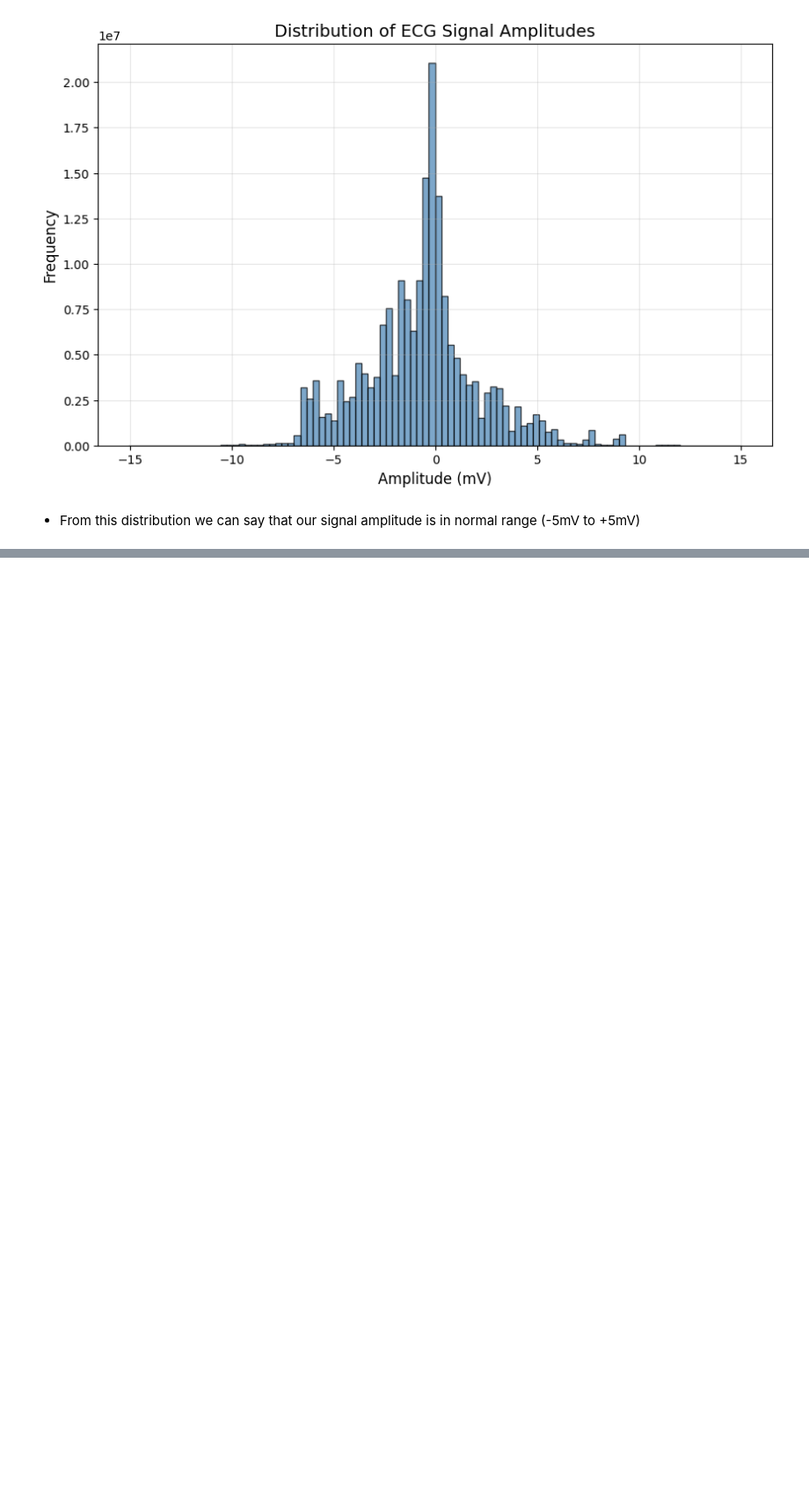
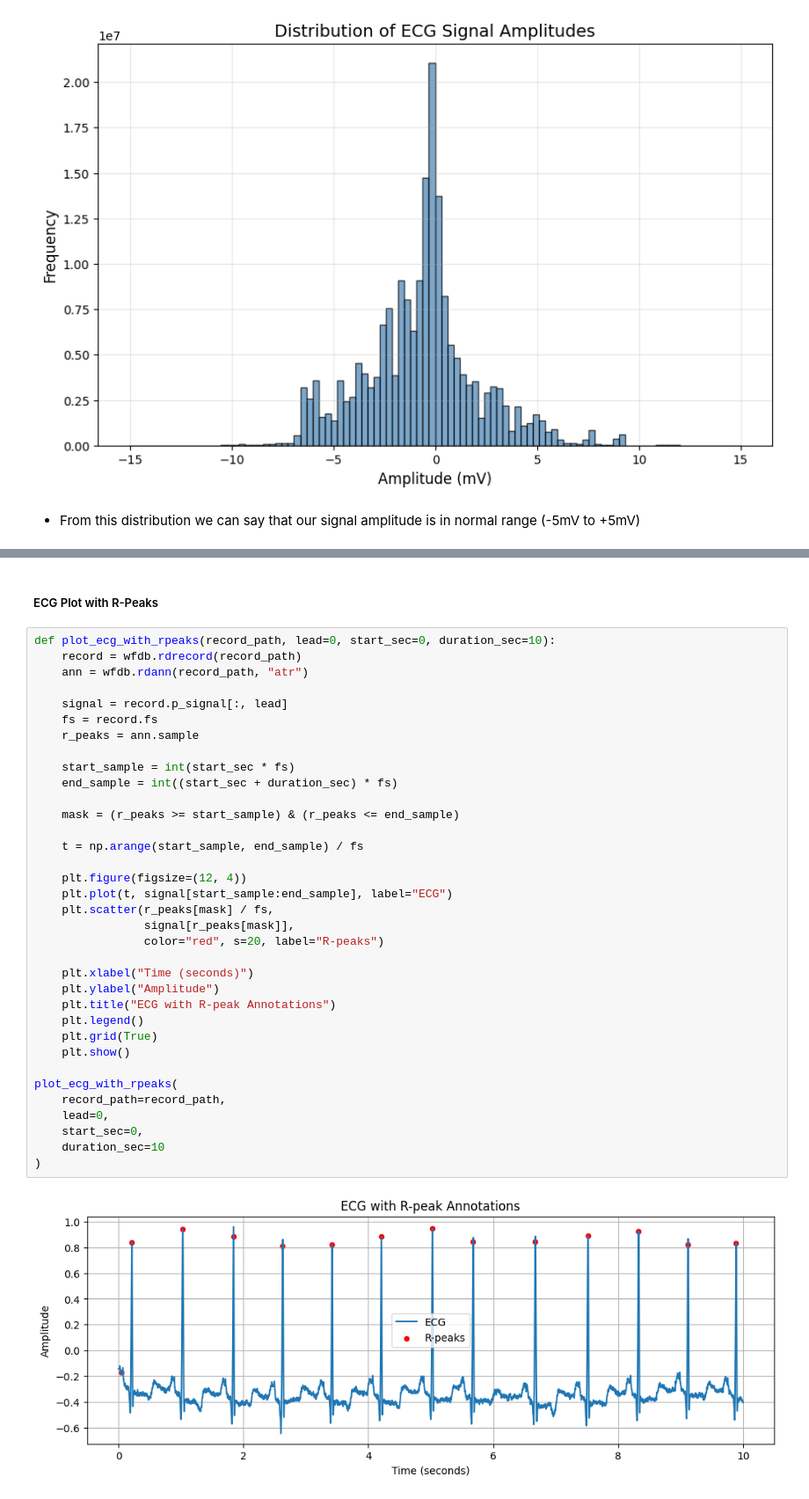
Before and after one commit to fodilayadi16-coder/ecg_project, a Jupyter notebook: notebooks/EDA.ipynb, the cells around one changed output, grey strips where cells are left out. Shown at 88% size. Drawn from its saved outputs; the diff is of its cells as text; blank space fills up the shorter version.

```diff
--- a/notebooks/EDA.ipynb
+++ b/notebooks/EDA.ipynb
@@ -164,0 +220,39 @@ plt.show()
+# %% [markdown]
+##### ECG Plot with R-Peaks
+# %%
+def plot_ecg_with_rpeaks(record_path, lead=0, start_sec=0, duration_sec=10):
+    record = wfdb.rdrecord(record_path)
+    ann = wfdb.rdann(record_path, "atr")
+
+    signal = record.p_signal[:, lead]
+    fs = record.fs
+    r_peaks = ann.sample
+
+    start_sample = int(start_sec * fs)
+    end_sample = int((start_sec + duration_sec) * fs)
+
+    mask = (r_peaks >= start_sample) & (r_peaks <= end_sample)
+
+    t = np.arange(start_sample, end_sample) / fs
+
+    plt.figure(figsize=(12, 4))
+    plt.plot(t, signal[start_sample:end_sample], label="ECG")
+    plt.scatter(r_peaks[mask] / fs,
+                signal[r_peaks[mask]],
+                color="red", s=20, label="R-peaks")
+
+    plt.xlabel("Time (seconds)")
+    plt.ylabel("Amplitude")
+    plt.title("ECG with R-peak Annotations")
+    plt.legend()
+    plt.grid(True)
+    plt.show()
+
+plot_ecg_with_rpeaks(
+    record_path=record_path,
+    lead=0,
+    start_sec=0,
+    duration_sec=10
+)
+# %% [output]
+[figure, added]
```
Also changed, not shown: parts of 14 cells of this notebook.
